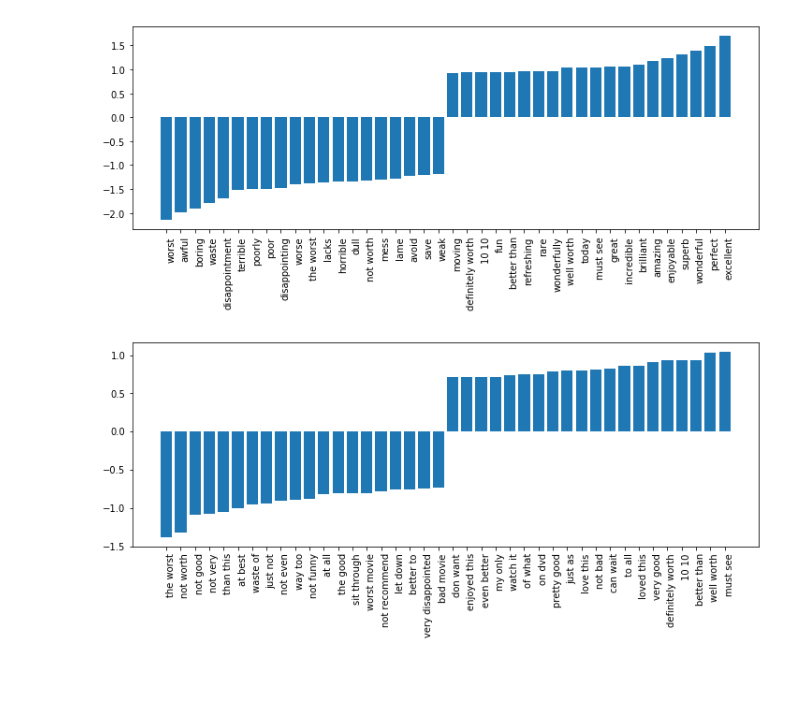
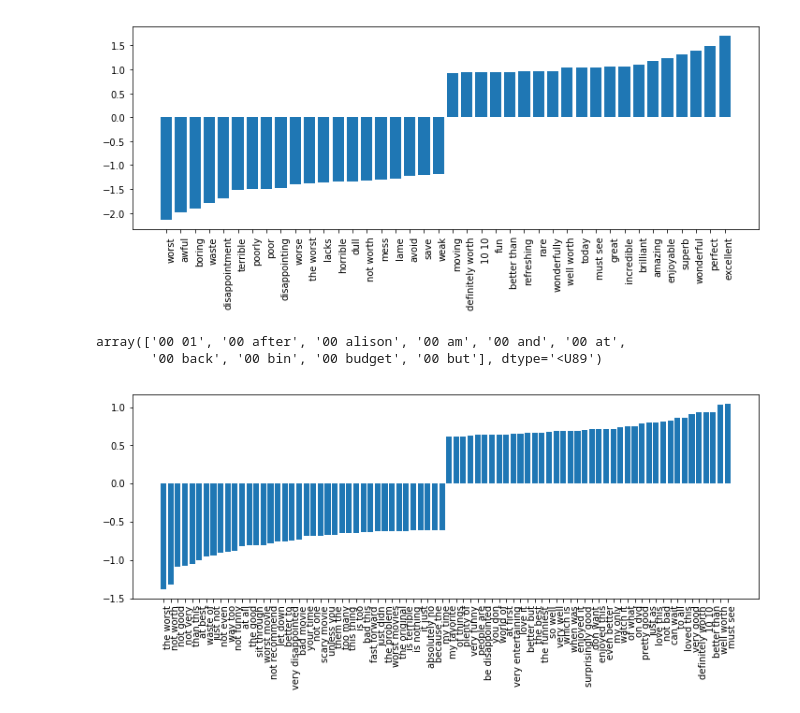
Before and after one commit to gubosd/lecture6, a Jupyter notebook: 머신러닝/05_텍스트_02_ngram.ipynb, the cells around one changed output. Cells and saved outputs as stored; diff of their text form; code cells hidden in the pictures; blank space fills up the shorter version.

```diff
--- a/머신러닝/05_텍스트_02_ngram.ipynb
+++ b/머신러닝/05_텍스트_02_ngram.ipynb
@@ -66,17 +154,20 @@ print('')
 # %% [output]
 [figure]
 # %%
-mask = np.array([len(s.split(' ')) for s in fn])==2
+#mask = (np.array([len(s.split(' ')) for s in fn]) == 2)
+mask = np.array([s.find(' ')>=0 for s in fn])
 # %%
 w2 = w[mask]
 indexer = w2.argsort()
 # %%
 fn2 = fn[mask]
+# %% [output]
+array(['00 01', '00 after', '00 alison', '00 am', '00 and', '00 at',
+       '00 back', '00 bin', '00 budget', '00 but'], dtype='<U89')
 # %%
 plt.figure(figsize=[12,4])
-plt.bar(range(40),w2[np.r_[indexer[:20],indexer[-20:]]])
-plt.xticks(range(40), fn2[np.r_[indexer[:20],indexer[-20:]]], rotation=90, ha='left')
-# plt.xticks(range(40), imp_fn2, rotation=90, ha='left')
+plt.bar(range(80),w2[np.r_[indexer[:40],indexer[-40:]]])
+plt.xticks(range(80), fn2[np.r_[indexer[:40],indexer[-40:]]], rotation=90, ha='left')
 print('')
 # %% [output]
-[figure, old version]
+[figure, new version]
```
Also changed, not shown: parts of 21 cells of this notebook, 1 other file.
